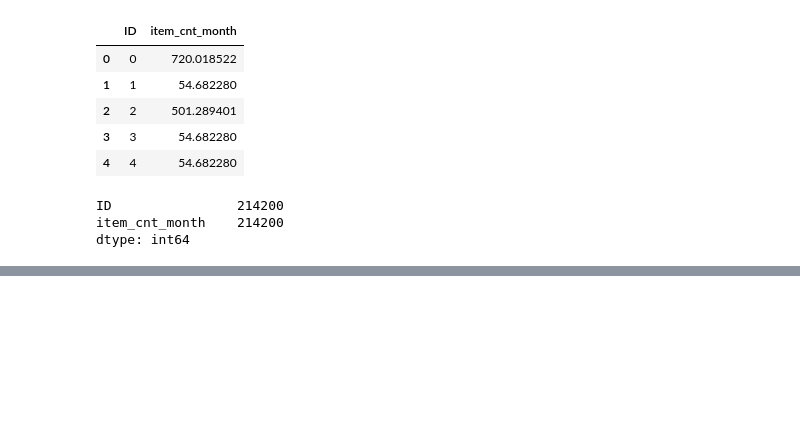
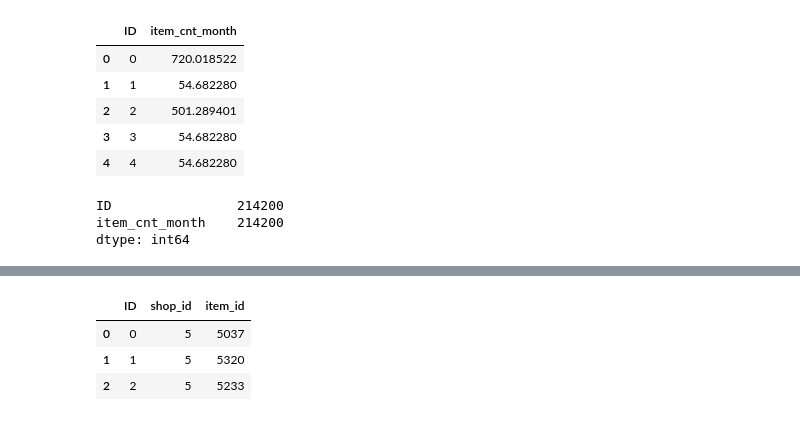
Before and after one commit to alexguttlein/OrgaDatos_TP2_MachineLearning, a Jupyter notebook: TP2_Machine_Learning.ipynb, the cells around one changed output, grey strips where cells are left out. Cells and saved outputs as stored; diff of their text form; code cells hidden in the pictures; blank space fills up the shorter version.

```diff
--- a/TP2_Machine_Learning.ipynb
+++ b/TP2_Machine_Learning.ipynb
@@ -1067,0 +1294,7 @@ resultado.to_csv('predicciones_noviembre.csv', index=False)
+# %%
+test.head(3)
+# %% [output]
+|  | ID | shop_id | item_id |
+| 0 | 0 | 5 | 5037 |
+| 1 | 1 | 5 | 5320 |
+| 2 | 2 | 5 | 5233 |
```
Also changed, not shown: parts of 68 cells of this notebook.
